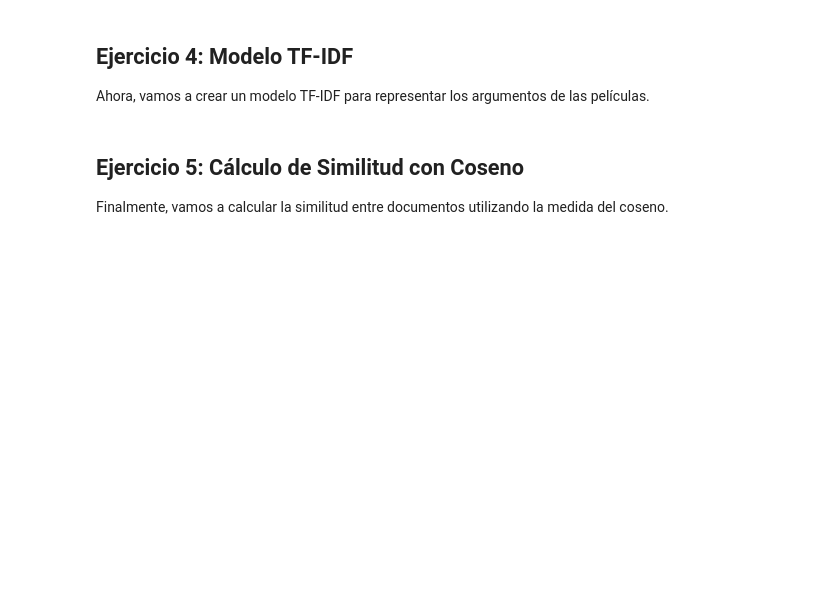
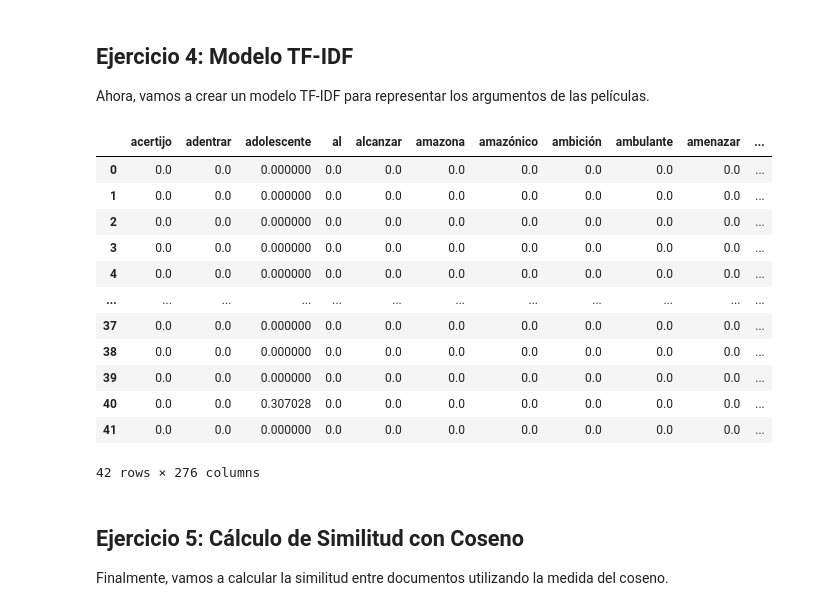
Before and after one commit to jgilaberts/Prueba-Github, a Jupyter notebook: Analisis Info No estructurada/Lab_07_Reto_Peliculas-modelos_de_lenguaje_SR.ipynb, the cells around one changed output. Saved outputs shown, nothing was run; the diff lists cells and outputs as text; code cells hidden in the pictures; blank space fills up the shorter version.

```diff
--- a/Analisis Info No estructurada/Lab_07_Reto_Peliculas-modelos_de_lenguaje_SR.ipynb
+++ b/Analisis Info No estructurada/Lab_07_Reto_Peliculas-modelos_de_lenguaje_SR.ipynb
@@ -64,0 +63,27 @@ import spacy
+# %%
+import spacy
+
+# Cargar el modelo de lenguaje en español de spaCy
+nlp = spacy.load('es_core_news_lg')
+
+# Lista para almacenar los argumentos de las películas preprocesados
+argumentos_preprocesados = []
+
+# Iterar a través de cada argumento de la película
+for argumento in argumentos_peliculas:
+    # Paso 1: Convertir a minúsculas
+    argumento = argumento.lower()
+
+    # Paso 2: Tokenizar las frases en palabras
+    tokens = nlp(argumento)
+
+    # Paso 3: Lematizar cada token
+    lematizados = [token.lemma_ for token in tokens]
+
+    # Paso 4: Unir los tokens de nuevo en una frase
+    frase_lematizada = ' '.join(lematizados)
+
+    # Agregar la frase preprocesada a la lista
+    argumentos_preprocesados.append(frase_lematizada)
+
+# Ahora, argumentos_preprocesados contiene los argumentos de las películas preprocesados
@@ -71,6 +206,34 @@ Ahora, vamos a crear un modelo Bag of N-grams para representar las noticias (pru
 # %% [markdown]
 ## Ejercicio 4: Modelo TF-IDF
 Ahora, vamos a crear un modelo TF-IDF para representar los argumentos de las películas.
+# %%
+from sklearn.feature_extraction.text import TfidfVectorizer
+
+# Crear una instancia de TfidfVectorizer
+tfidf_vectorizer = TfidfVectorizer()
+
+# Ajustar el vectorizador a los argumentos preprocesados y transformar los datos
+X_tfidf = tfidf_vectorizer.fit_transform(argumentos_preprocesados)
+
+# Convertir la matriz X_tfidf a un DataFrame de pandas
+df_tfidf = pd.DataFrame(X_tfidf.toarray(), columns=tfidf_vectorizer.get_feature_names_out())
+
+# df_tfidf ahora contiene la representación TF-IDF en formato DataFrame
+df_tfidf
+# %% [output]
+|  | acertijo | adentrar | adolescente | al | alcanzar | amazona | amazónico | ambición | ambulante | amenazar | ... |
+| 0 | 0.0 | 0.0 | 0.000000 | 0.0 | 0.0 | 0.0 | 0.0 | 0.0 | 0.0 | 0.0 | ... |
+| 1 | 0.0 | 0.0 | 0.000000 | 0.0 | 0.0 | 0.0 | 0.0 | 0.0 | 0.0 | 0.0 | ... |
+| 2 | 0.0 | 0.0 | 0.000000 | 0.0 | 0.0 | 0.0 | 0.0 | 0.0 | 0.0 | 0.0 | ... |
+| 3 | 0.0 | 0.0 | 0.000000 | 0.0 | 0.0 | 0.0 | 0.0 | 0.0 | 0.0 | 0.0 | ... |
+| 4 | 0.0 | 0.0 | 0.000000 | 0.0 | 0.0 | 0.0 | 0.0 | 0.0 | 0.0 | 0.0 | ... |
+| ... | ... | ... | ... | ... | ... | ... | ... | ... | ... | ... | ... |
+| 37 | 0.0 | 0.0 | 0.000000 | 0.0 | 0.0 | 0.0 | 0.0 | 0.0 | 0.0 | 0.0 | ... |
+| 38 | 0.0 | 0.0 | 0.000000 | 0.0 | 0.0 | 0.0 | 0.0 | 0.0 | 0.0 | 0.0 | ... |
+| 39 | 0.0 | 0.0 | 0.000000 | 0.0 | 0.0 | 0.0 | 0.0 | 0.0 | 0.0 | 0.0 | ... |
+| 40 | 0.0 | 0.0 | 0.307028 | 0.0 | 0.0 | 0.0 | 0.0 | 0.0 | 0.0 | 0.0 | ... |
+| 41 | 0.0 | 0.0 | 0.000000 | 0.0 | 0.0 | 0.0 | 0.0 | 0.0 | 0.0 | 0.0 | ... |
+42 rows × 276 columns
 # %% [markdown]
 ## Ejercicio 5: Cálculo de Similitud con Coseno
 Finalmente, vamos a calcular la similitud entre documentos utilizando la medida del coseno.
```
Also changed, not shown: parts of 7 cells of this notebook.
